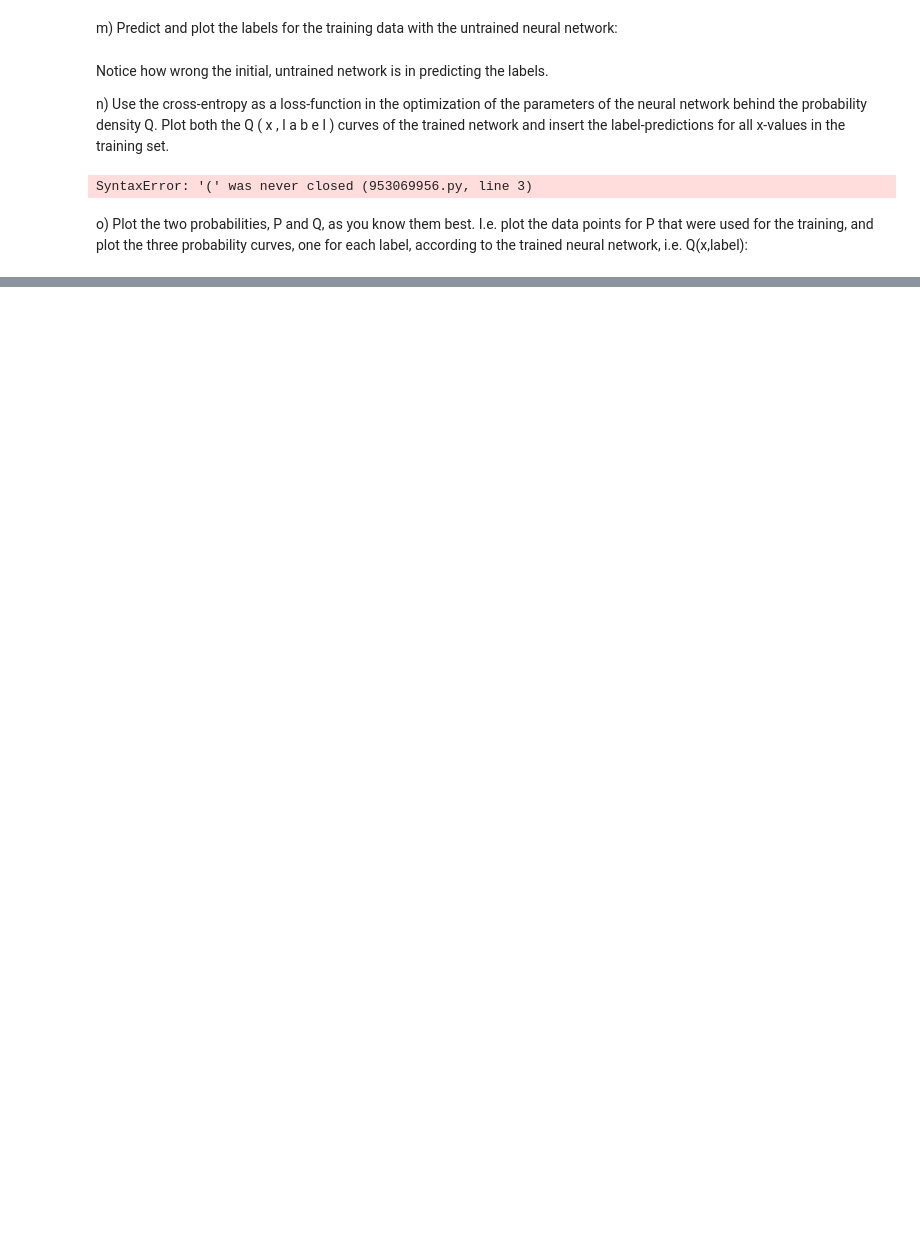
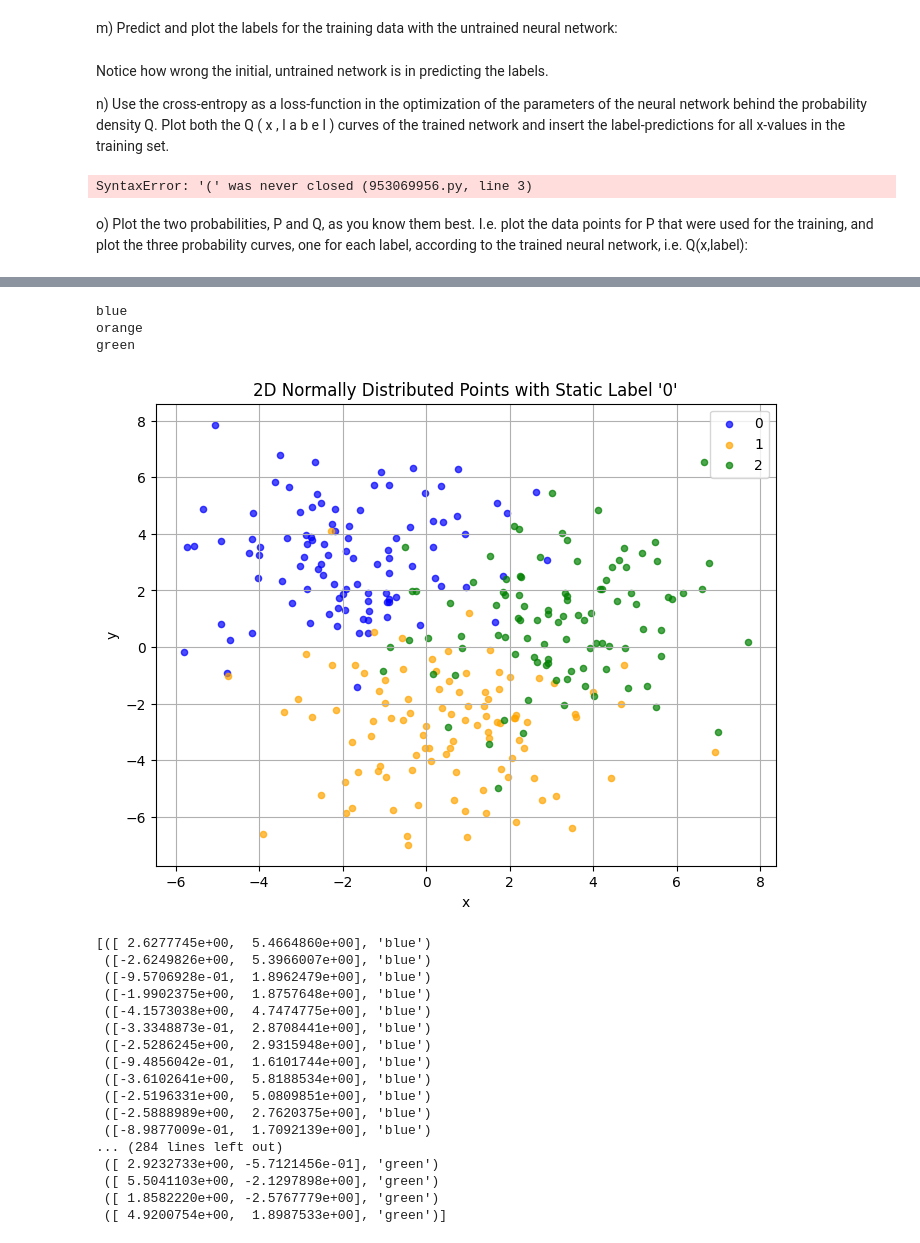
Before and after one commit to Justusperthes/Comphy, a Jupyter notebook: w11/classification.ipynb, the cells around one changed output, grey strips where cells are left out. Saved outputs shown, nothing was run; the diff lists cells and outputs as text; code cells hidden in the pictures; blank space fills up the shorter version.

Commit message:
started ex 56, somewhat far with 6.1

```diff
--- a/w11/classification.ipynb
+++ b/w11/classification.ipynb
@@ -395,0 +487,80 @@ P and Q, as you know them best. I.e. plot the data points for P that were used f
+# %%
+# Standard deviation
+std = 2  # Standard deviation
+
+# Number of points to generate
+n_points = 100
+
+# Define the structured dtype
+dtype = [('coords', '2f4'),  # Two floats (float32)
+         ('label', 'U10')]  # A string of max length 10
+
+# Start with an empty structured array
+points = np.empty(0, dtype=dtype)
+
+# Colors (not tied to the labels in this case)
+colors = ('blue', 'orange', 'green')
+labels = ["0","1","2"]
+
+# Plot the points
+plt.figure(figsize=(8, 6))
+
+x0s = [(-2,3),(0.5,-3),(3,1)]
+
+for i in range(len(colors)):
+    color = colors[i]
+    # Center of the distribution
+    center_x, center_y = x0s[i][0],x0s[i][1]  # Mean (center) of the distribution
+    # Generate the points
+    x_points = np.random.normal(loc=center_x, scale=std, size=n_points)
+    y_points = np.random.normal(loc=center_y, scale=std, size=n_points)
+
+    # Combine into a structured dataset with static label "0"
+    new_points = np.array(
+        [((x, y), color) for x, y in zip(x_points, y_points)],
+        dtype=dtype
+    )
+
+    # Concatenate with the existing points
+    points = np.concatenate((points, new_points))
+
+    plt.scatter(
+        new_points['coords'][:, 0],
+        new_points['coords'][:, 1],
+        alpha=0.7,
+        label=labels[i],
+        color=color,
+        s=20
+    )
+    print(color)
+
+plt.title("2D Normally Distributed Points with Static Label '0'")
+plt.xlabel("x")
+plt.ylabel("y")
+plt.legend()
+plt.grid(True)
+plt.show()
+
+print(points)
+# %% [output]
+blue
+orange
+green
+[figure, added]
+[([ 2.6277745e+00,  5.4664860e+00], 'blue')
+ ([-2.6249826e+00,  5.3966007e+00], 'blue')
+ ([-9.5706928e-01,  1.8962479e+00], 'blue')
+ ([-1.9902375e+00,  1.8757648e+00], 'blue')
+ ([-4.1573038e+00,  4.7474775e+00], 'blue')
+ ([-3.3348873e-01,  2.8708441e+00], 'blue')
+ ([-2.5286245e+00,  2.9315948e+00], 'blue')
+ ([-9.4856042e-01,  1.6101744e+00], 'blue')
+ ([-3.6102641e+00,  5.8188534e+00], 'blue')
+ ([-2.5196331e+00,  5.0809851e+00], 'blue')
+ ([-2.5888989e+00,  2.7620375e+00], 'blue')
+ ([-8.9877009e-01,  1.7092139e+00], 'blue')
+... (284 lines left out)
+ ([ 2.9232733e+00, -5.7121456e-01], 'green')
+ ([ 5.5041103e+00, -2.1297898e+00], 'green')
+ ([ 1.8582220e+00, -2.5767779e+00], 'green')
+ ([ 4.9200754e+00,  1.8987533e+00], 'green')]
```
Also changed, not shown: parts of 9 cells of this notebook.
